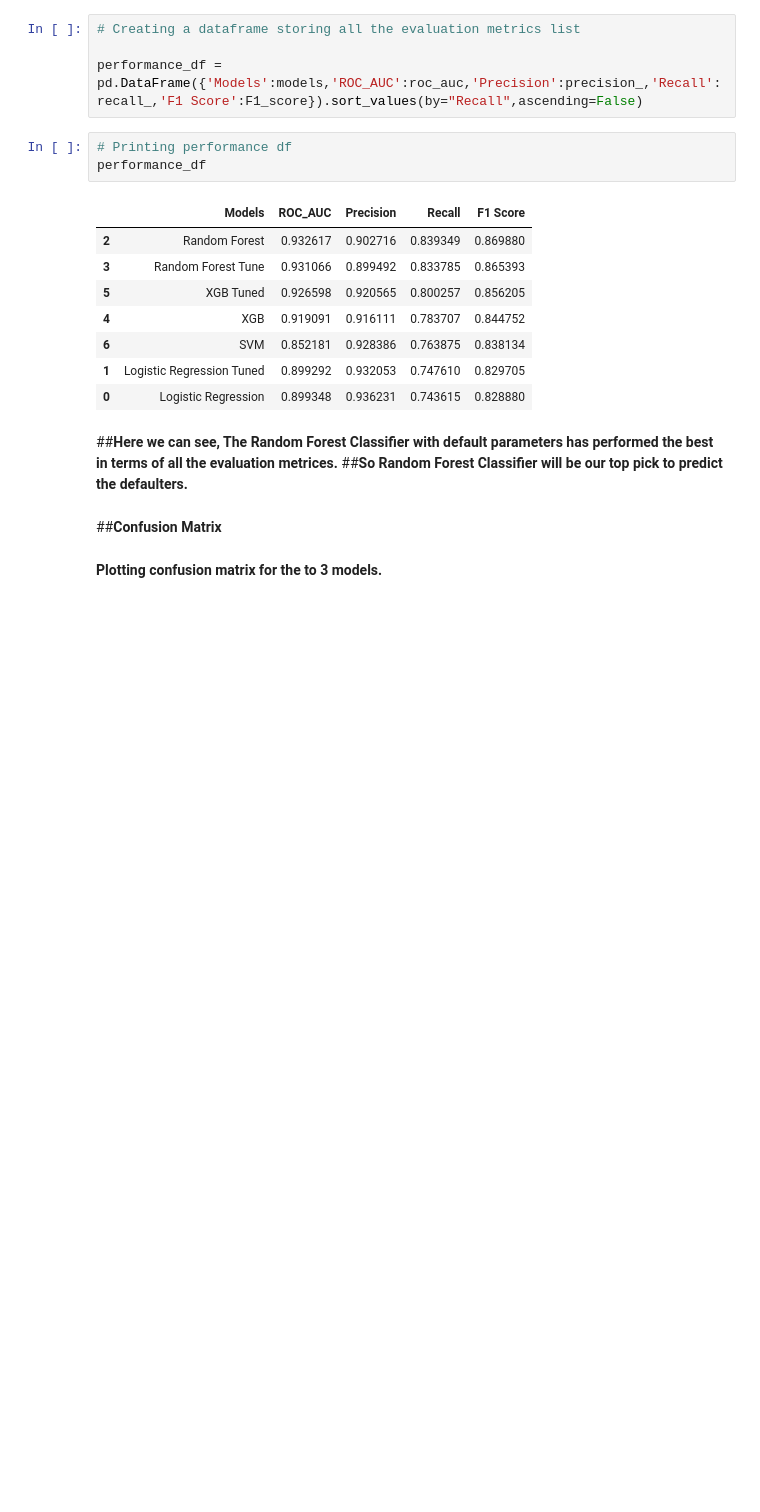
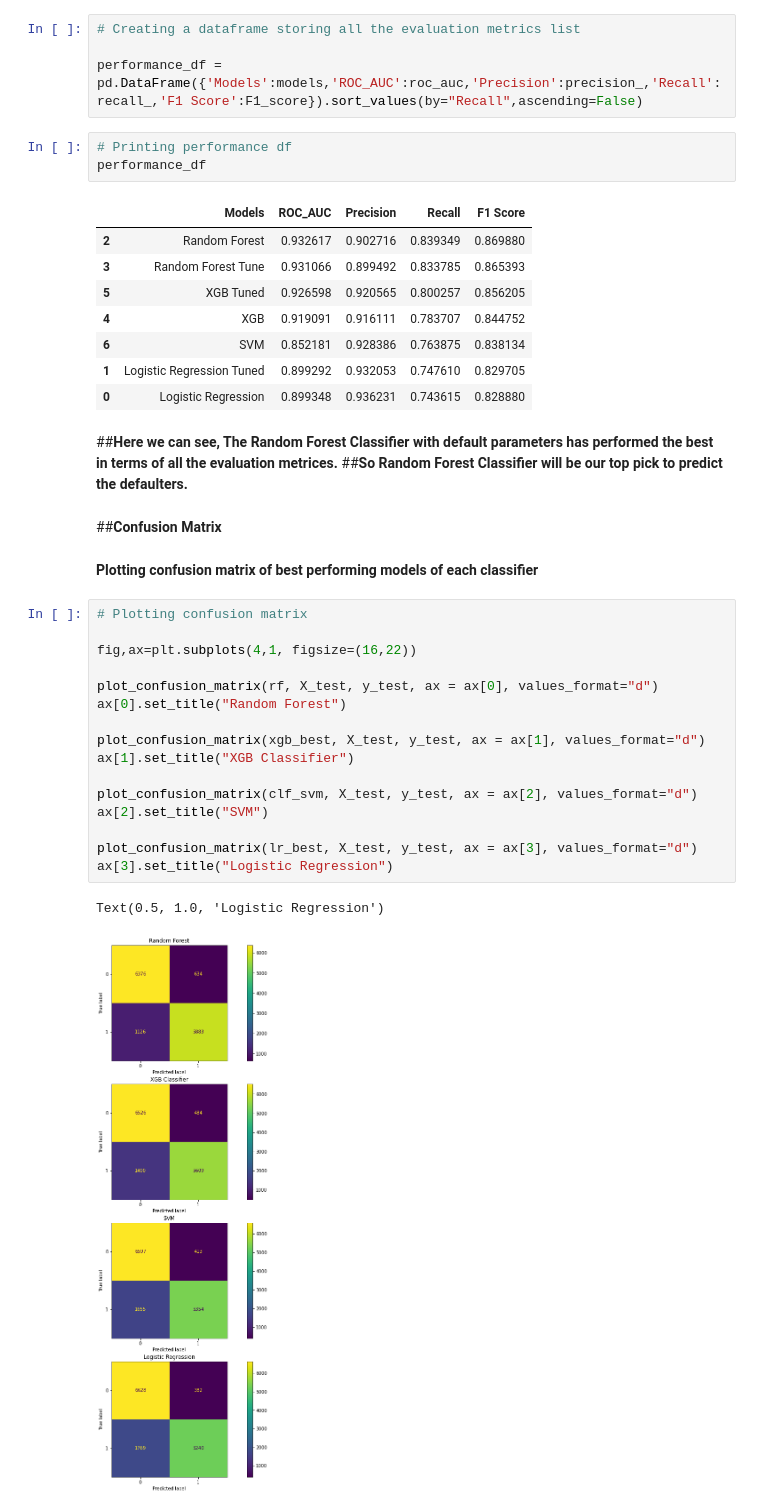
Before and after one commit to iamNirmeshGupta/Credit-Card-Default-Prediction, a Jupyter notebook: Credit_Card_Default_Prediction_Nirmesh_Gupta_Individual_Notebook.ipynb, the cells around one changed output. Cells and saved outputs as stored; diff of their text form; blank space fills up the shorter version.

```diff
--- a/Credit_Card_Default_Prediction_Nirmesh_Gupta_Individual_Notebook.ipynb
+++ b/Credit_Card_Default_Prediction_Nirmesh_Gupta_Individual_Notebook.ipynb
@@ -1236,4 +1228,23 @@ performance_df
 # %% [markdown]
 ##**Confusion Matrix**
 # %% [markdown]
-**Plotting confusion matrix for the to 3 models.**
+**Plotting confusion matrix of best performing models of each classifier**
+# %%
+# Plotting confusion matrix
+
+fig,ax=plt.subplots(4,1, figsize=(16,22))
+
+plot_confusion_matrix(rf, X_test, y_test, ax = ax[0], values_format="d")
+ax[0].set_title("Random Forest")
+
+plot_confusion_matrix(xgb_best, X_test, y_test, ax = ax[1], values_format="d")
+ax[1].set_title("XGB Classifier")
+
+plot_confusion_matrix(clf_svm, X_test, y_test, ax = ax[2], values_format="d")
+ax[2].set_title("SVM")
+
+plot_confusion_matrix(lr_best, X_test, y_test, ax = ax[3], values_format="d")
+ax[3].set_title("Logistic Regression")
+# %% [output]
+Text(0.5, 1.0, 'Logistic Regression')
+[figure, added]
```
Also changed, not shown: parts of 14 cells of this notebook.
